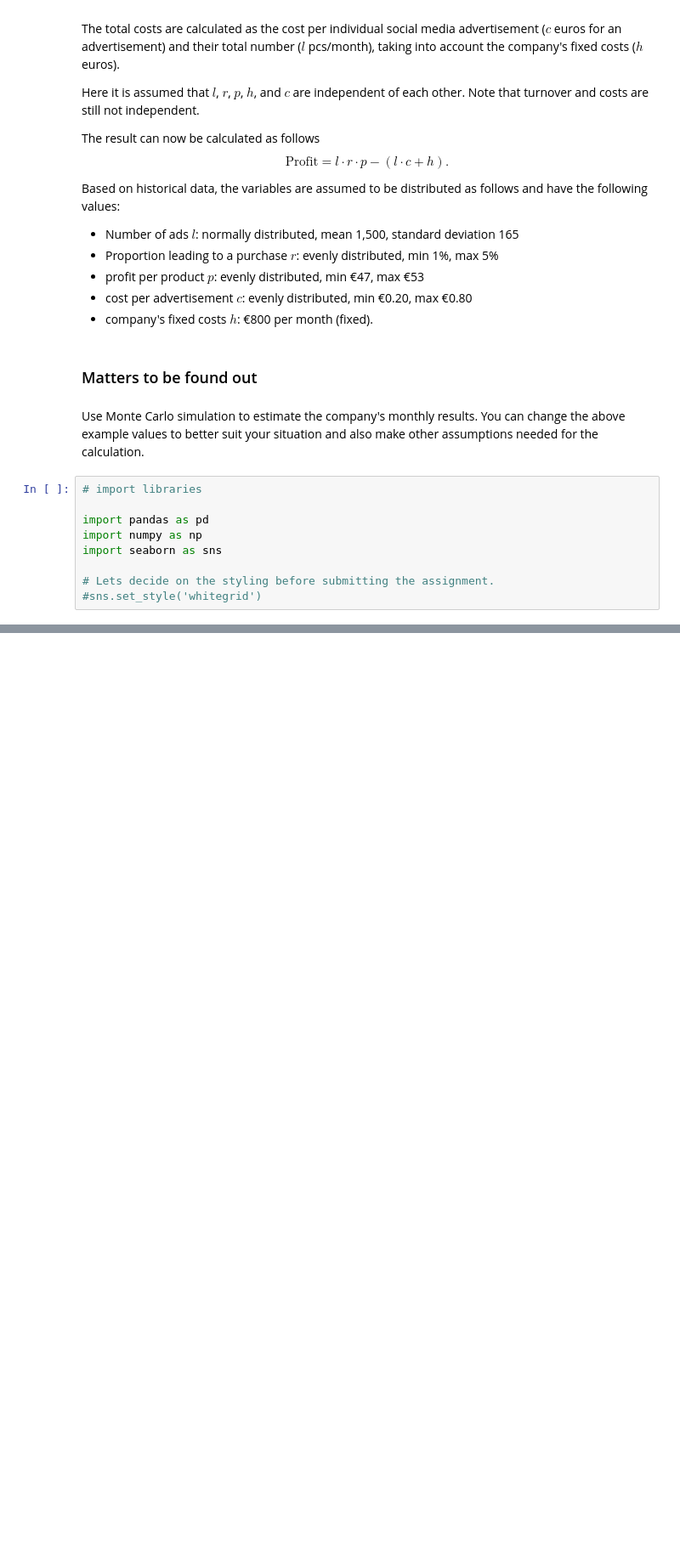
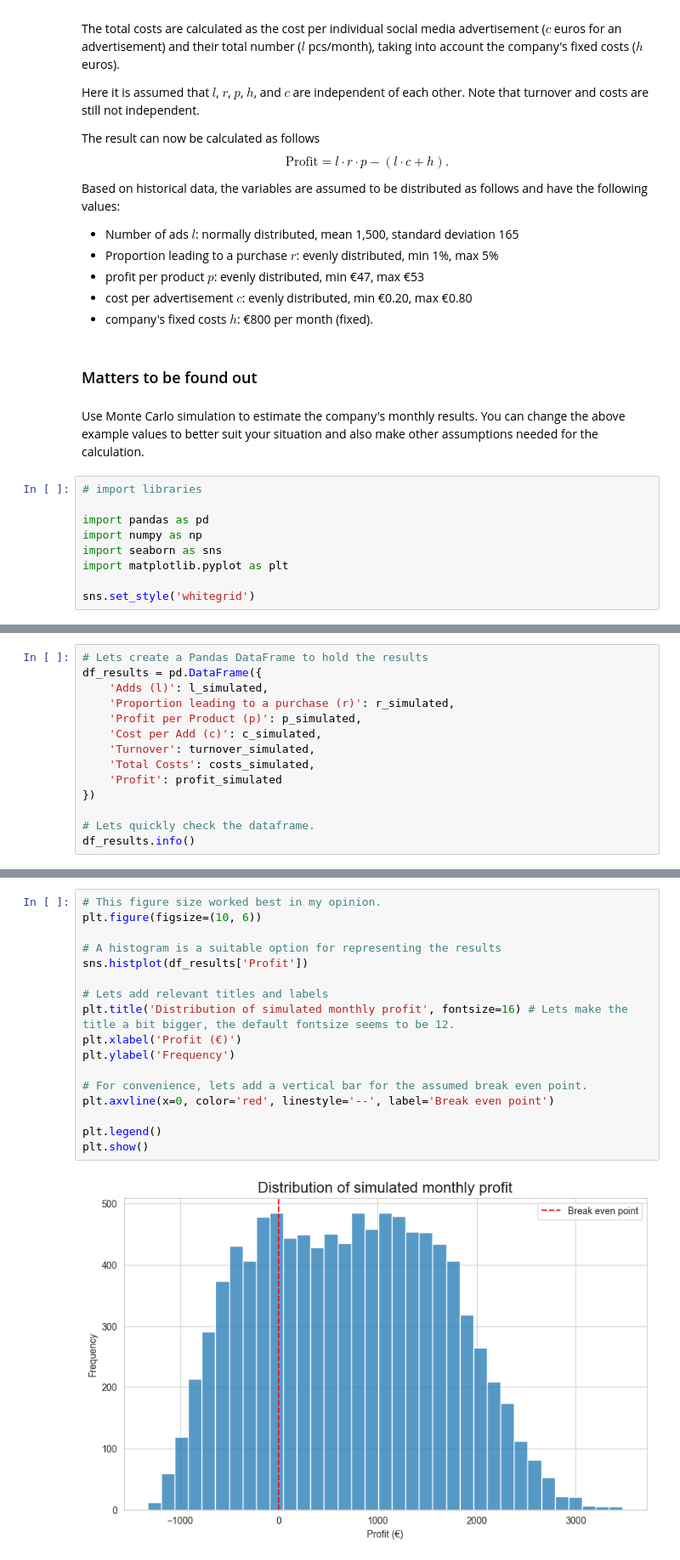
Before and after one commit to TatuE/business_analytics, a Jupyter notebook: A6/A6-Prescriptive_Analytics_Simulation.ipynb, the cells around one changed output, grey strips where cells are left out. Shown at 85% size. Cells and saved outputs as stored; diff of their text form; blank space fills up the shorter version.

```diff
--- a/A6/A6-Prescriptive_Analytics_Simulation.ipynb
+++ b/A6/A6-Prescriptive_Analytics_Simulation.ipynb
@@ -47,6 +47,6 @@ Use Monte Carlo simulation to estimate the company's monthly results. You can ch
 import pandas as pd
 import numpy as np
 import seaborn as sns
+import matplotlib.pyplot as plt
 
-# Lets decide on the styling before submitting the assignment.
-#sns.set_style('whitegrid')
+sns.set_style('whitegrid')
@@ -52,0 +105,14 @@ import seaborn as sns
+# %%
+# Lets create a Pandas DataFrame to hold the results
+df_results = pd.DataFrame({
+    'Adds (l)': l_simulated,
+    'Proportion leading to a purchase (r)': r_simulated,
+    'Profit per Product (p)': p_simulated,
+    'Cost per Add (c)': c_simulated,
+    'Turnover': turnover_simulated,
+    'Total Costs': costs_simulated,
+    'Profit': profit_simulated
+})
+
+# Lets quickly check the dataframe.
+df_results.info()
@@ -52,0 +183,19 @@ import seaborn as sns
+# %%
+# This figure size worked best in my opinion.
+plt.figure(figsize=(10, 6))
+
+# A histogram is a suitable option for representing the results
+sns.histplot(df_results['Profit'])
+
+# Lets add relevant titles and labels
+plt.title('Distribution of simulated monthly profit', fontsize=16) # Lets make the title a bit bigger, the default fontsize seems to be 12.
+plt.xlabel('Profit (€)')
+plt.ylabel('Frequency')
+
+# For convenience, lets add a vertical bar for the assumed break even point.
+plt.axvline(x=0, color='red', linestyle='--', label='Break even point')
+
+plt.legend()
+plt.show()
+# %% [output]
+[figure, added]
```
Also changed, not shown: parts of 12 cells of this notebook.
